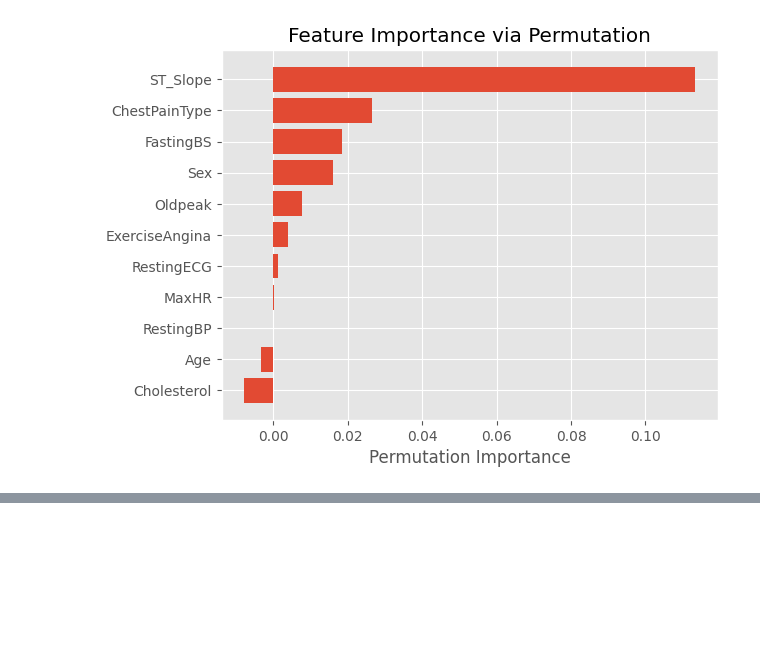
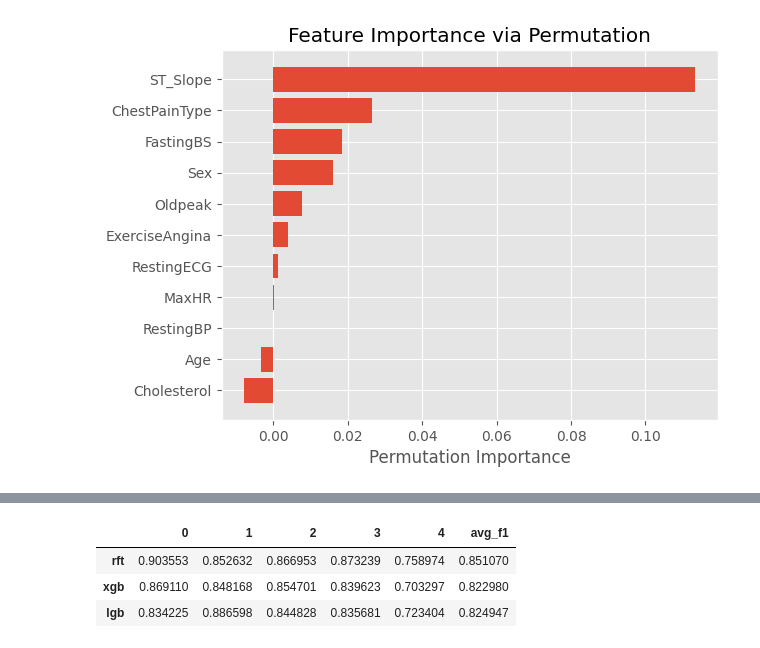
Before and after one commit to ShawnLiu119/Coding_test_modeling_template, a Jupyter notebook: Coding_Test_Template_Classification.ipynb, the cells around one changed output, grey strips where cells are left out. Cells and saved outputs as stored; diff of their text form; code cells hidden in the pictures; blank space fills up the shorter version.

```diff
--- a/Coding_Test_Template_Classification.ipynb
+++ b/Coding_Test_Template_Classification.ipynb
@@ -518,0 +574,21 @@ numerical columns are ['Age', 'MaxHR', 'Sex', 'ExerciseAngina', 'ChestPainType',
+# %%
+#random forest model
+def rft_model():
+    from sklearn.ensemble import RandomForestClassifier
+    model = RandomForestClassifier(n_estimators=200,criterion="entropy")
+    return model
+
+#xgboost model
+def xgb_model():
+    from xgboost import XGBClassifier
+    model = XGBClassifier()
+    return model
+
+#lightGBM
+def lgb_model():
+    import lightgbm as lgb
+    model = lgb.LGBMClassifier()
+    return model
+# %%
+model = rft_model()
+result_rft = tree_train(df, 'HeartDisease', model )
@@ -518,0 +613,3 @@ numerical columns are ['Age', 'MaxHR', 'Sex', 'ExerciseAngina', 'ChestPainType',
+# %%
+model = xgb_model()
+result_xgb = tree_train(df, 'HeartDisease', model )
@@ -518,0 +655,16 @@ numerical columns are ['Age', 'MaxHR', 'Sex', 'ExerciseAngina', 'ChestPainType',
+# %%
+#decide the best model for notree algorithems
+result_dic = {
+    'rft': result_rft,
+    'xgb': result_xgb,
+    'lgb': result_lgb
+}
+
+result_df = pd.DataFrame(result_dic).T
+result_df['avg_f1'] = result_df.mean(axis=1)
+result_df
+# %% [output]
+|  | 0 | 1 | 2 | 3 | 4 | avg_f1 |
+| rft | 0.903553 | 0.852632 | 0.866953 | 0.873239 | 0.758974 | 0.851070 |
+| xgb | 0.869110 | 0.848168 | 0.854701 | 0.839623 | 0.703297 | 0.822980 |
+| lgb | 0.834225 | 0.886598 | 0.844828 | 0.835681 | 0.723404 | 0.824947 |
```
Also changed, not shown: parts of 11 cells of this notebook.
